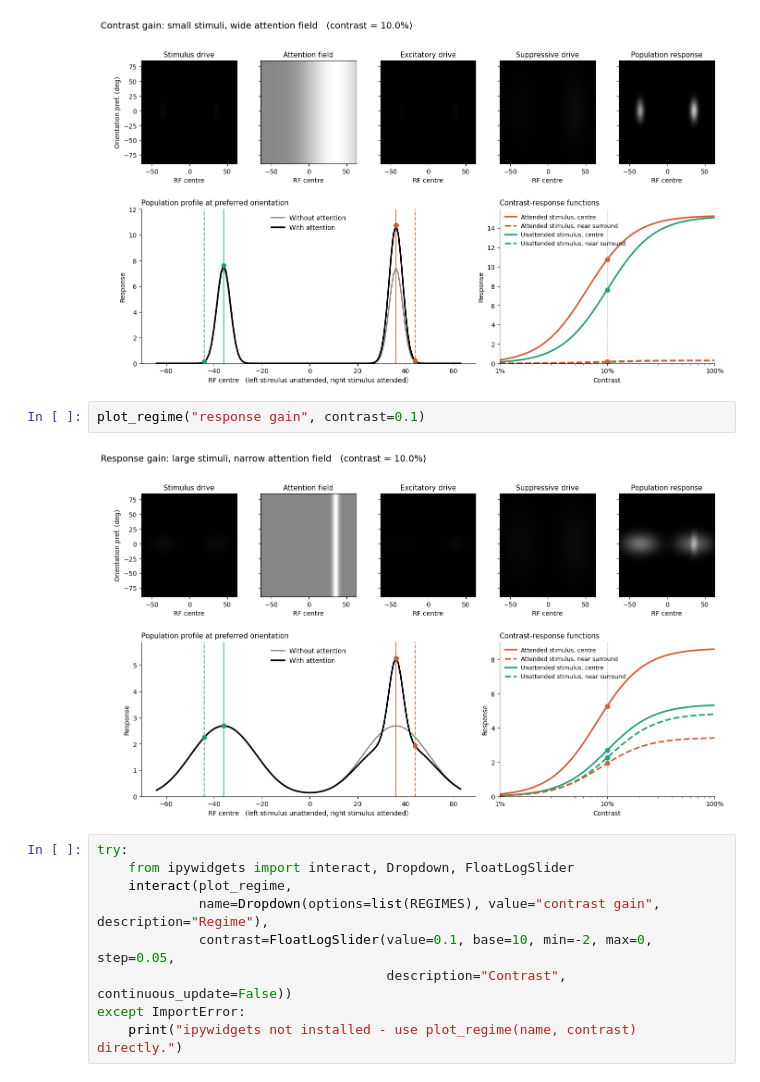
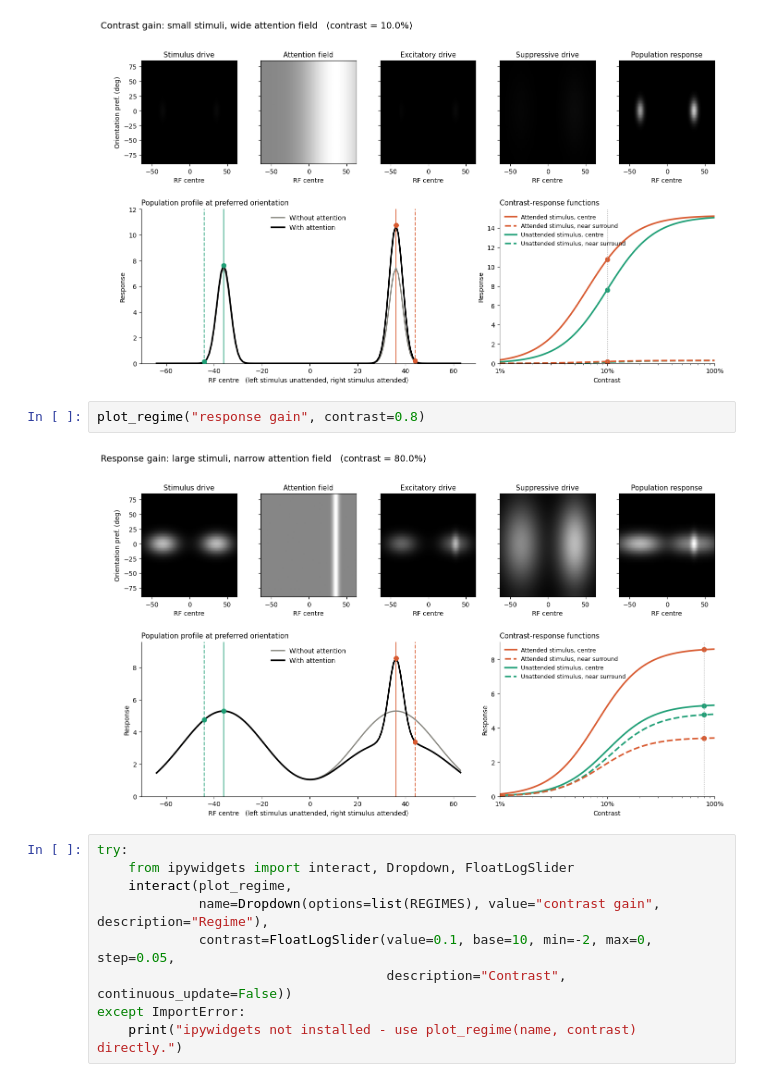
Before and after one commit to WouterKroot/Normalization_NP, a Jupyter notebook: Normalization_tutorial.ipynb, the cells around one changed output. Drawn from its saved outputs; the diff is of its cells as text.

```diff
--- a/Normalization_tutorial.ipynb
+++ b/Normalization_tutorial.ipynb
@@ -251,9 +267,9 @@ plot_regime("contrast gain", contrast=0.1)
 # %% [output]
 [figure]
 # %%
-plot_regime("response gain", contrast=0.1)
+plot_regime("response gain", contrast=0.8)
 # %% [output]
-[figure, old version]
+[figure, new version]
 # %%
 try:
     from ipywidgets import interact, Dropdown, FloatLogSlider
```
Also changed, not shown: parts of 6 cells of this notebook.
